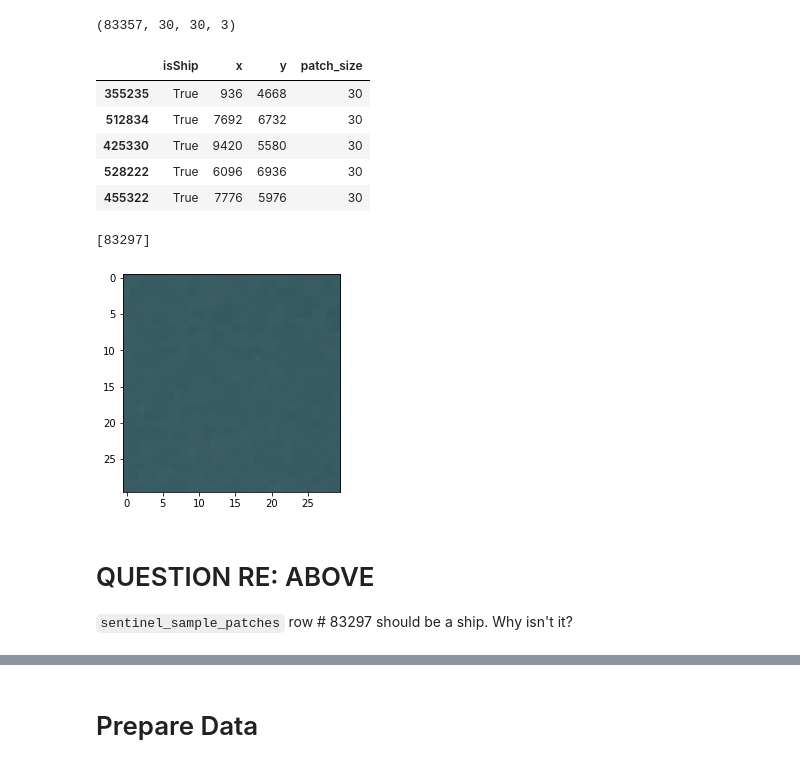
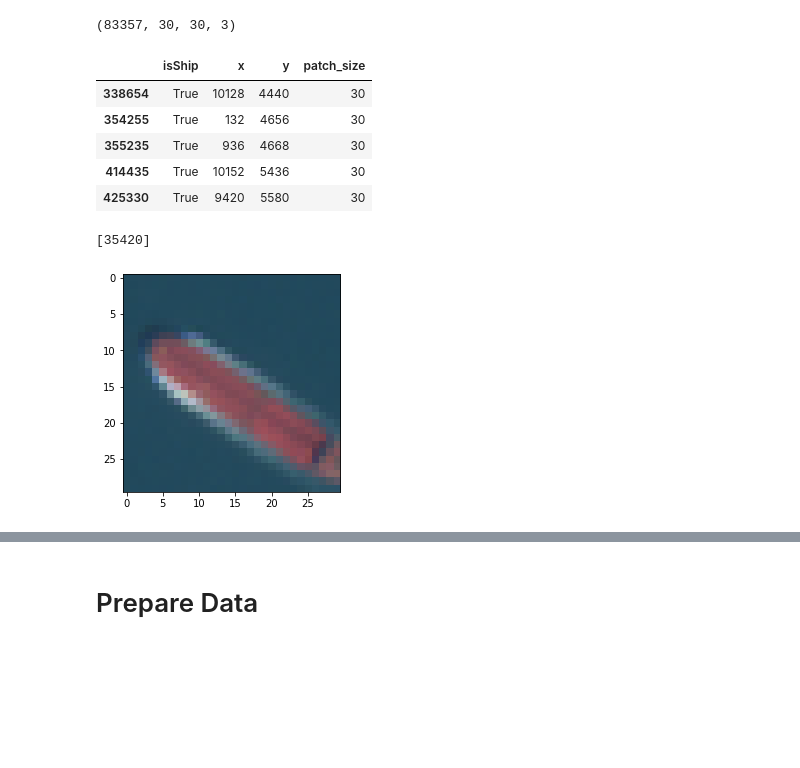
Before and after one commit to e-chong/Singapore-Ship-Detection, a Jupyter notebook: Downloads_plus_patches_train.ipynb, the cells around one changed output, grey strips where cells are left out. Drawn from its saved outputs; the diff is of its cells as text; code cells hidden in the pictures; blank space fills up the shorter version.

Commit message:
Fix sample patch index sorting bug

```diff
--- a/Downloads_plus_patches_train.ipynb
+++ b/Downloads_plus_patches_train.ipynb
@@ -407,9 +405,12 @@ Create a sample of the patches stratified by isShip
 # %%
 frac = 0.1
 
-sentinel_sample = sentinel_patch_classes.groupby('isShip',
-                                                 group_keys = False).apply(lambda x: x.sample(frac = frac,
-                                                                                              random_state = 123))
+sentinel_sample = (sentinel_patch_classes
+                   .groupby('isShip', # stratify by isShip
+                            group_keys = False)
+                   .apply(lambda x: x.sample(frac = frac, # sample by group
+                                             random_state = 123))
+                   .sort_index()) # the index needs to be sorted for the sample patches to "line up" with `sentinel_sample`
 # %%
 sentinel_sample.groupby('isShip')['isShip'].count()
 # %% [output]
@@ -462,30 +432,3 @@ def patch_intersects_ship_buffers(ships, img, patch_size=50, step_size=30):
-# %%
-# creates patches that correspond to a sample
-def create_patches_sample(img,
-                          sample, # the output of `patch_intersects_ship_buffers()`
-                          patch_size=50,
-                          step_size=30):
-  n_patches = len(range(0,img.height, step_size)) * len(range(0,img.width, step_size))
-  patch_list = []
-  index = 0
-  with progressbar.ProgressBar(max_value=n_patches) as bar: # creates progress bar
-    for y in range(0,img.height, step_size): # iterate across image column-wise
-      for x in range(0,img.width, step_size): # iterate across image row-wise
-        window = rio.windows.Window(x,y, patch_size, patch_size)
-        if window.col_off+window.width > img.width or window.row_off+window.height > img.height:
-          # index += 1
-          pass
-        elif index not in sample.index:
-          index += 1
-          bar.update(index)
-        else:
-          # Read the data in the window
-          patch = img.read(window=window) # patch is a nbands * patch_size * patch_size numpy array
-          patch_list.append(np.transpose(patch, (1,2,0))) # transpose to [patch_size, patch_size, n bands]
-          index += 1
-          bar.update(index)
-  patch_array = np.stack(patch_list, axis=0)
-  return patch_array.astype(int)
 # %%
 sentinel_sample_patches = create_patches_sample(img=sat_img,
                       sample=sentinel_sample,
@@ -501,20 +444,16 @@ sentinel_sample_patches.shape
 sentinel_sample.loc[sentinel_sample['isShip'] == True].head()
 # %% [output]
 |  | isShip | x | y | patch_size |
+| 338654 | True | 10128 | 4440 | 30 |
+| 354255 | True | 132 | 4656 | 30 |
 | 355235 | True | 936 | 4668 | 30 |
-| 512834 | True | 7692 | 6732 | 30 |
+| 414435 | True | 10152 | 5436 | 30 |
 | 425330 | True | 9420 | 5580 | 30 |
-| 528222 | True | 6096 | 6936 | 30 |
-| 455322 | True | 7776 | 5976 | 30 |
 # %%
-print(np.where(sentinel_sample.index == 355235)[0])
+print(np.where(sentinel_sample.index == 354255)[0])
 # %% [output]
-[83297]
+[35420]
 # %%
-plt.imshow(sentinel_sample_patches[83297]);
+plt.imshow(sentinel_sample_patches[35420]);
 # %% [output]
-[figure, old version]
+[figure, new version]
-# %% [markdown]
-# QUESTION RE: ABOVE
-
-`sentinel_sample_patches` row # 83297 should be a ship. Why isn't it?
```
Also changed, not shown: parts of 12 cells of this notebook.
